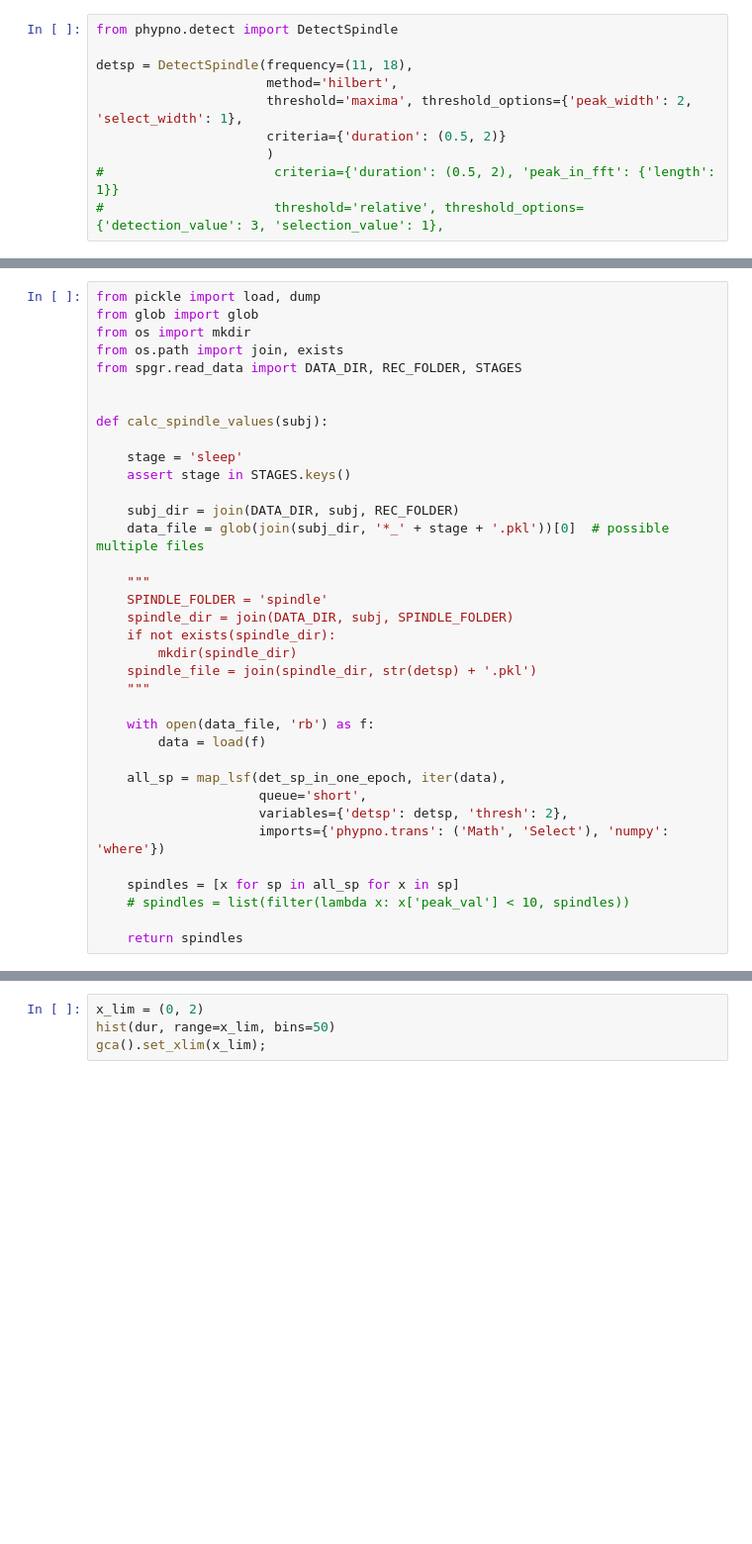
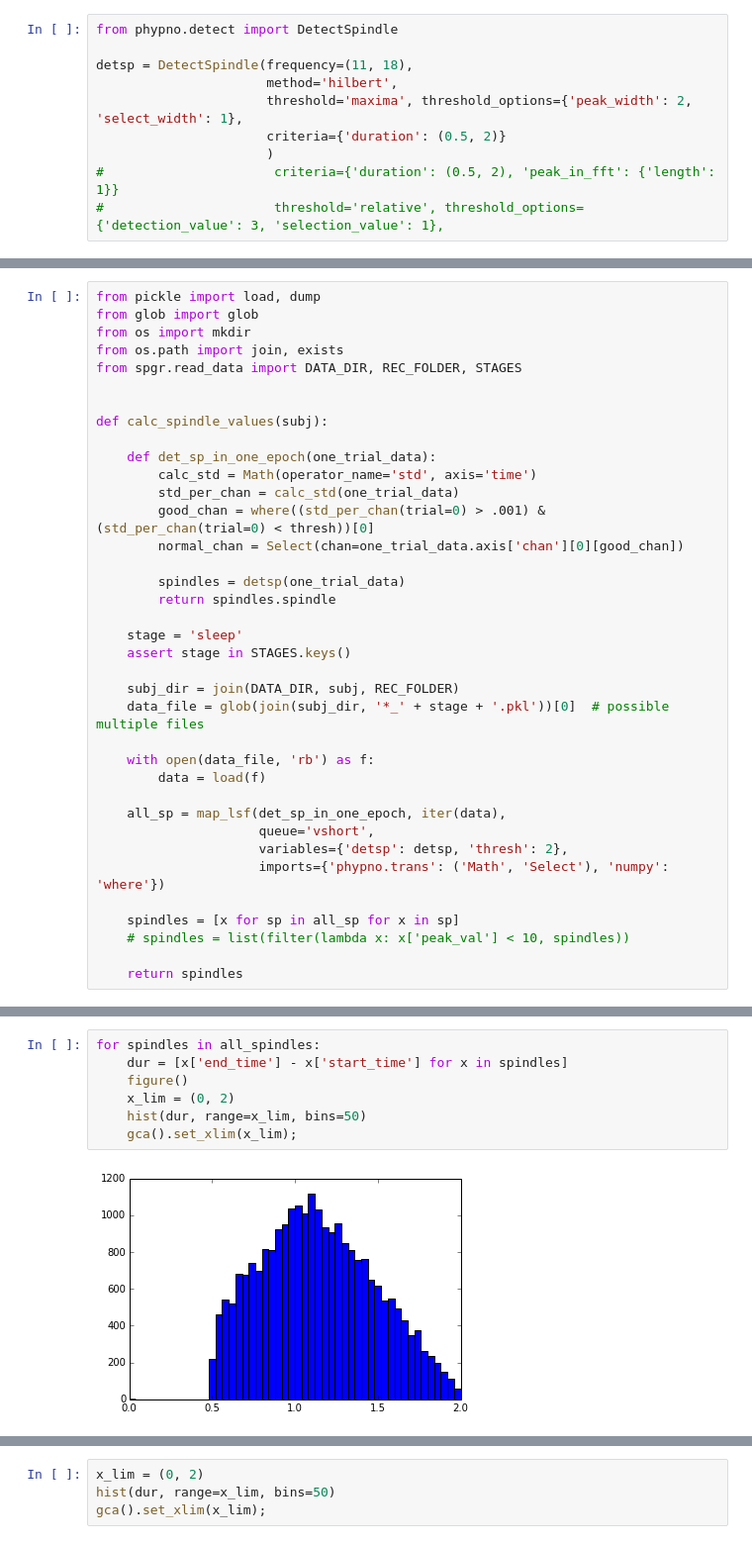
Before and after one commit to gpiantoni/spgr, a Jupyter notebook: main.ipynb, the cells around one changed output, grey strips where cells are left out. Shown at 99% size. Cells and saved outputs as stored; diff of their text form; blank space fills up the shorter version.

```diff
--- a/main.ipynb
+++ b/main.ipynb
@@ -66,25 +66,26 @@ from spgr.read_data import DATA_DIR, REC_FOLDER, STAGES
 
 def calc_spindle_values(subj):
 
+    def det_sp_in_one_epoch(one_trial_data):
+        calc_std = Math(operator_name='std', axis='time')
+        std_per_chan = calc_std(one_trial_data)
+        good_chan = where((std_per_chan(trial=0) > .001) & (std_per_chan(trial=0) < thresh))[0]
+        normal_chan = Select(chan=one_trial_data.axis['chan'][0][good_chan])
+
+        spindles = detsp(one_trial_data)
+        return spindles.spindle
+
     stage = 'sleep'
     assert stage in STAGES.keys()
 
     subj_dir = join(DATA_DIR, subj, REC_FOLDER)
     data_file = glob(join(subj_dir, '*_' + stage + '.pkl'))[0]  # possible multiple files
 
-    """
-    SPINDLE_FOLDER = 'spindle'
-    spindle_dir = join(DATA_DIR, subj, SPINDLE_FOLDER)
-    if not exists(spindle_dir):
-        mkdir(spindle_dir)
-    spindle_file = join(spindle_dir, str(detsp) + '.pkl')
-    """
-
     with open(data_file, 'rb') as f:
         data = load(f)
 
     all_sp = map_lsf(det_sp_in_one_epoch, iter(data),
-                     queue='short',
+                     queue='vshort',
                      variables={'detsp': detsp, 'thresh': 2},
                      imports={'phypno.trans': ('Math', 'Select'), 'numpy': 'where'})
 
@@ -103,0 +148,9 @@ WARNING:lsf:Wall Time: 52.02s, CPU time: 754.07s, speed-up: 14.49X
+# %%
+for spindles in all_spindles:
+    dur = [x['end_time'] - x['start_time'] for x in spindles]
+    figure()
+    x_lim = (0, 2)
+    hist(dur, range=x_lim, bins=50)
+    gca().set_xlim(x_lim);
+# %% [output]
+[figure, added]
```
Also changed, not shown: parts of 12 cells of this notebook.
